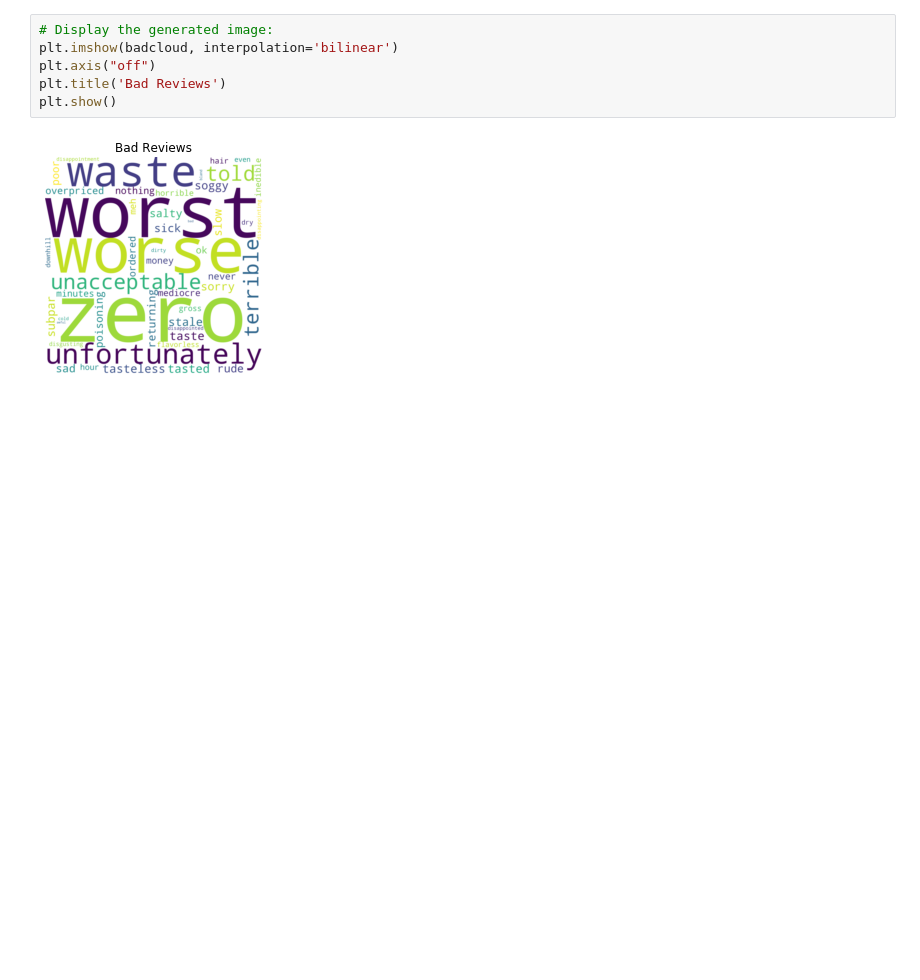
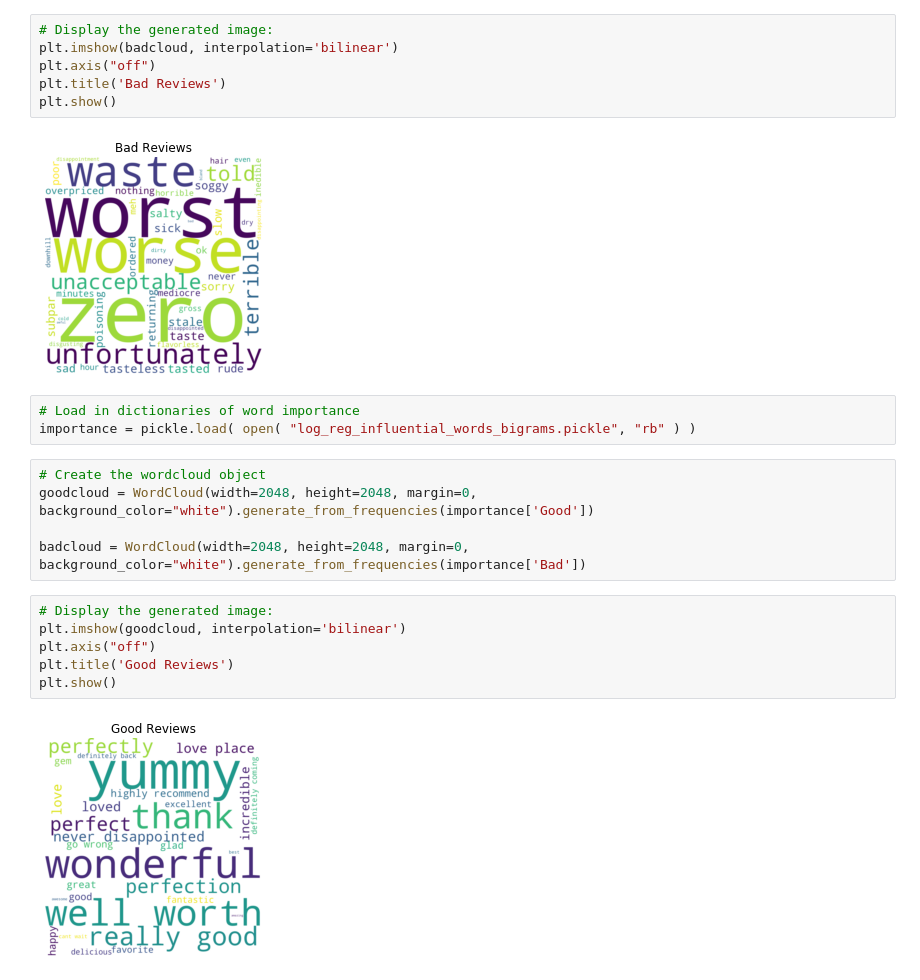
Before and after one commit to ABitNutty/Capstone-2, a Jupyter notebook: Feature Importance Word Cloud.ipynb, the cells around one changed output. Saved outputs shown, nothing was run; the diff lists cells and outputs as text; blank space fills up the shorter version.

```diff
--- a/Feature Importance Word Cloud.ipynb
+++ b/Feature Importance Word Cloud.ipynb
@@ -50,3 +50,19 @@ plt.title('Bad Reviews')
 plt.show()
 # %% [output]
 [figure]
+# %%
+# Load in dictionaries of word importance
+importance = pickle.load( open( "log_reg_influential_words_bigrams.pickle", "rb" ) )
+# %%
+# Create the wordcloud object
+goodcloud = WordCloud(width=2048, height=2048, margin=0, background_color="white").generate_from_frequencies(importance['Good'])
+
+badcloud = WordCloud(width=2048, height=2048, margin=0, background_color="white").generate_from_frequencies(importance['Bad'])
+# %%
+# Display the generated image:
+plt.imshow(goodcloud, interpolation='bilinear')
+plt.axis("off")
+plt.title('Good Reviews')
+plt.show()
+# %% [output]
+[figure, added]
```
Also changed, not shown: parts of 1 cell of this notebook.
